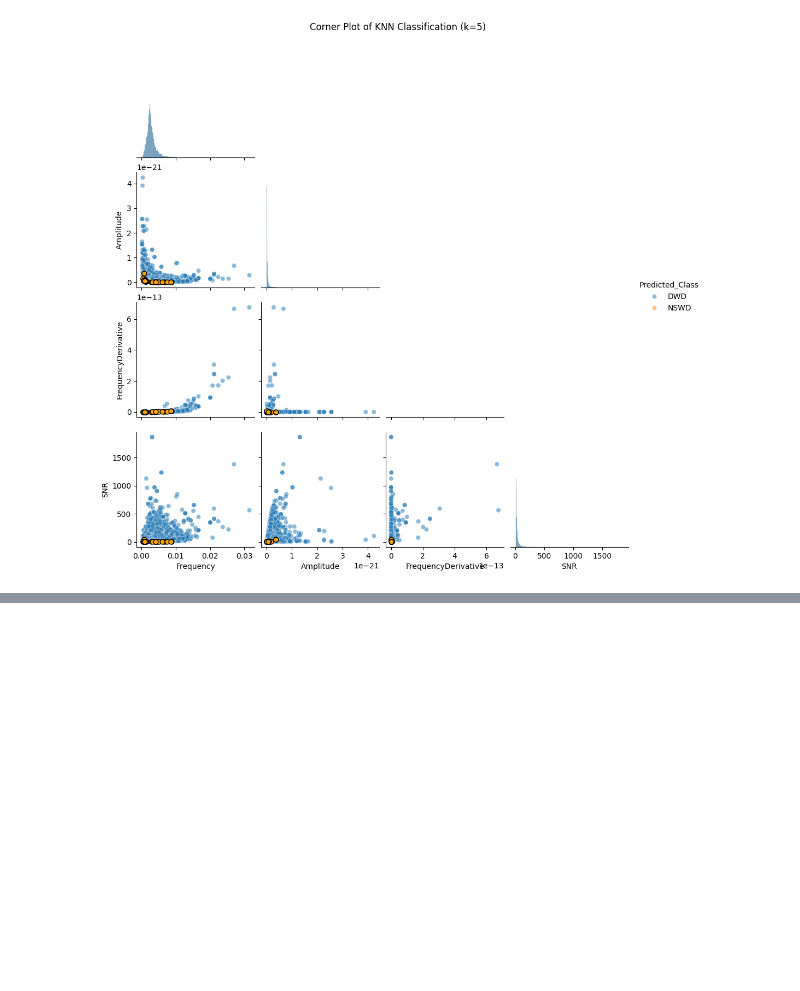
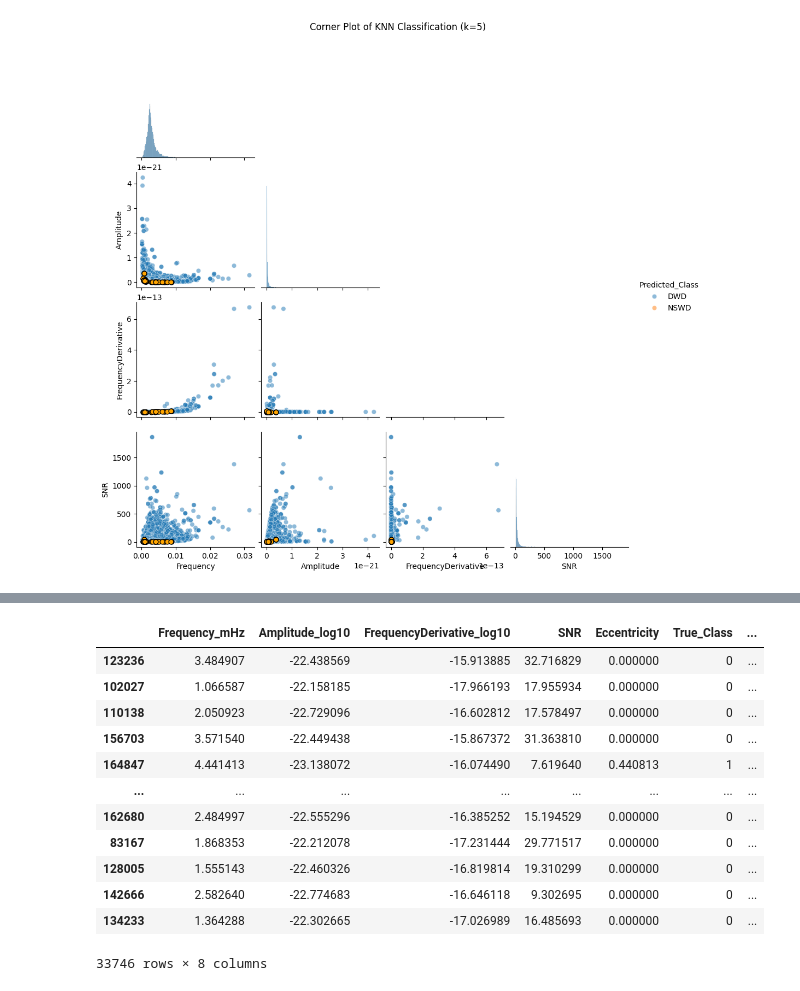
Before and after one commit to Irwintkc/lisa-ml, a Jupyter notebook: notebooks/network.ipynb, the cells around one changed output, grey strips where cells are left out. Cells and saved outputs as stored; diff of their text form; code cells hidden in the pictures; blank space fills up the shorter version.

```diff
--- a/notebooks/network.ipynb
+++ b/notebooks/network.ipynb
@@ -696,0 +777,16 @@ plt.show()
+# %%
+df_test
+# %% [output]
+|  | Frequency_mHz | Amplitude_log10 | FrequencyDerivative_log10 | SNR | Eccentricity | True_Class | ... |
+| 123236 | 3.484907 | -22.438569 | -15.913885 | 32.716829 | 0.000000 | 0 | ... |
+| 102027 | 1.066587 | -22.158185 | -17.966193 | 17.955934 | 0.000000 | 0 | ... |
+| 110138 | 2.050923 | -22.729096 | -16.602812 | 17.578497 | 0.000000 | 0 | ... |
+| 156703 | 3.571540 | -22.449438 | -15.867372 | 31.363810 | 0.000000 | 0 | ... |
+| 164847 | 4.441413 | -23.138072 | -16.074490 | 7.619640 | 0.440813 | 1 | ... |
+| ... | ... | ... | ... | ... | ... | ... | ... |
+| 162680 | 2.484997 | -22.555296 | -16.385252 | 15.194529 | 0.000000 | 0 | ... |
+| 83167 | 1.868353 | -22.212078 | -17.231444 | 29.771517 | 0.000000 | 0 | ... |
+| 128005 | 1.555143 | -22.460326 | -16.819814 | 19.310299 | 0.000000 | 0 | ... |
+| 142666 | 2.582640 | -22.774683 | -16.646118 | 9.302695 | 0.000000 | 0 | ... |
+| 134233 | 1.364288 | -22.302665 | -17.026989 | 16.485693 | 0.000000 | 0 | ... |
+33746 rows × 8 columns
```
Also changed, not shown: parts of 6 cells of this notebook, 42 other files.
